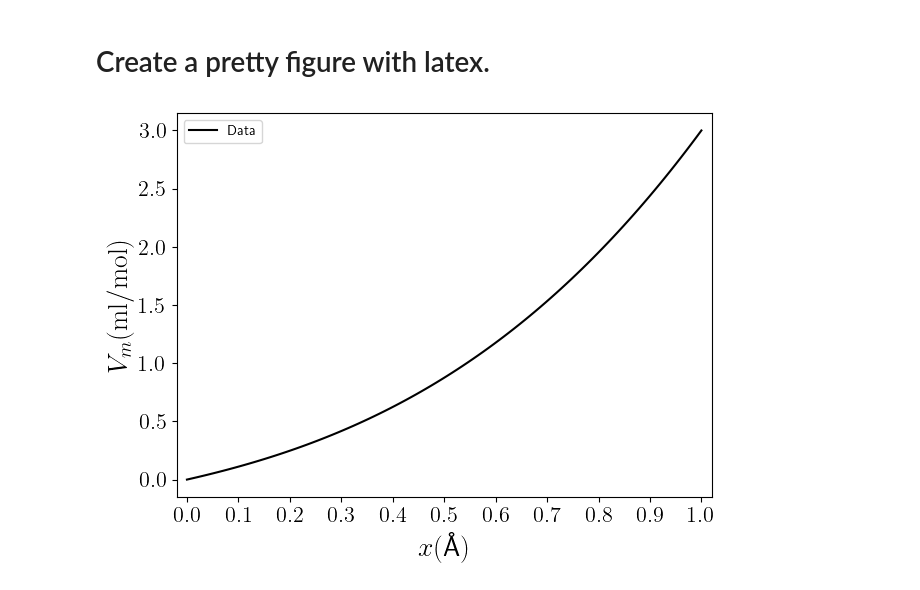
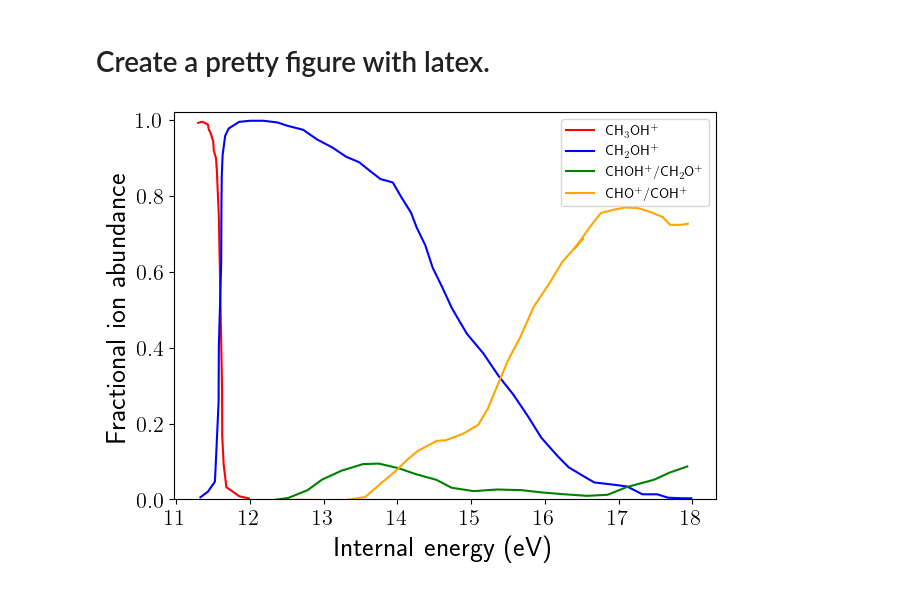
Before and after one commit to emartineznunez/latex, a Jupyter notebook: colab.ipynb, the cells around one changed output. Saved outputs shown, nothing was run; the diff lists cells and outputs as text; code cells hidden in the pictures.

```diff
--- a/colab.ipynb
+++ b/colab.ipynb
@@ -8,24 +8,43 @@
 
 import numpy as np
 from matplotlib import pyplot
+# %%
+import pandas as pd
+exper = pd.read_csv("exp.csv")
 # %%
 # @title ##### Figure
 
-x=np.linspace(0,1,100)
-y=x+x*x+x*x*x
+
+px = exper['parent_x']
+py = exper['parent_y']
+
+ch2ohx = exper['ch2oh_x']
+ch2ohy = exper['ch2oh_y']
+
+chohx = exper['choh_x']
+chohy = exper['choh_y']
+
+chox = exper['cho_x']
+choy = exper['cho_y']
+
+#x=np.linspace(0,1,100)
+#y=x+x*x+x*x*x
 pyplot.rcParams['text.usetex'] = True
 
-pyplot.xticks(np.arange(0, 1.1, step=0.1))
-pyplot.xlim(-0.02,1.02)
-pyplot.plot(x,y,'-',color='k',label='Data',mfc='none')
+#pyplot.xticks(np.arange(0, 1.1, step=0.1))
+pyplot.ylim(0,1.02)
+pyplot.plot(px,py,'-',color='r',label='CH$_3$OH$^+$',mfc='none')
+pyplot.plot(ch2ohx,ch2ohy,'-',color='b',label='CH$_2$OH$^+$',mfc='none')
+pyplot.plot(chohx,chohy,'-',color='green',label='CHOH$^+$/CH$_2$O$^+$',mfc='none')
+pyplot.plot(chox,choy,'-',color='orange',label='CHO$^+$/COH$^+$',mfc='none')
 pyplot.legend()
-pyplot.ylabel('$V_m(\mathrm{ml/mol})$',fontsize=20)
-pyplot.xlabel('$x($\AA$)$',fontsize=20)
+pyplot.ylabel('Fractional ion abundance',fontsize=20)
+pyplot.xlabel('Internal energy (eV)',fontsize=20)
 pyplot.xticks(fontsize=16)
 pyplot.yticks(fontsize=16)
 pyplot.tight_layout()
-pyplot.savefig('Vm.png')
+pyplot.savefig('comp.png')
 pyplot.show()
 #print(xB)
 # %% [output]
-[figure, old version]
+[figure, new version]
```
